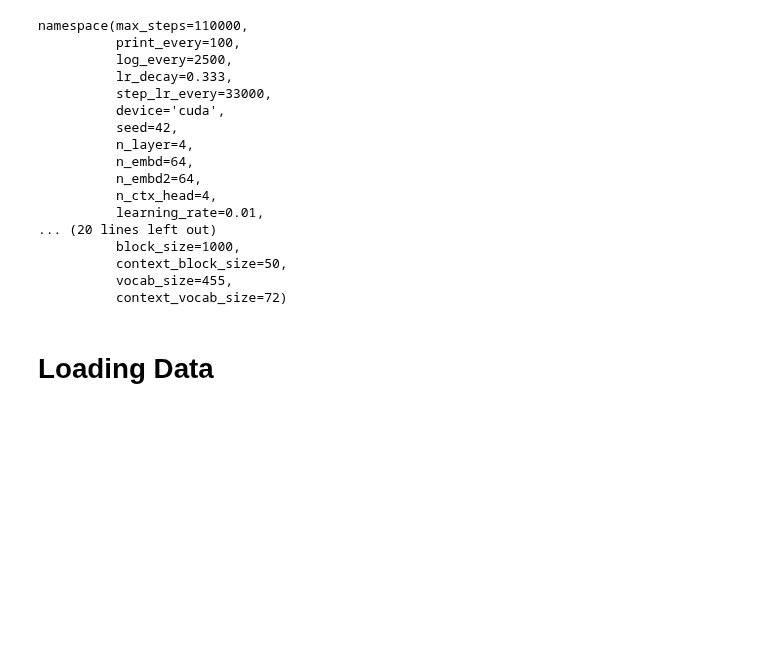
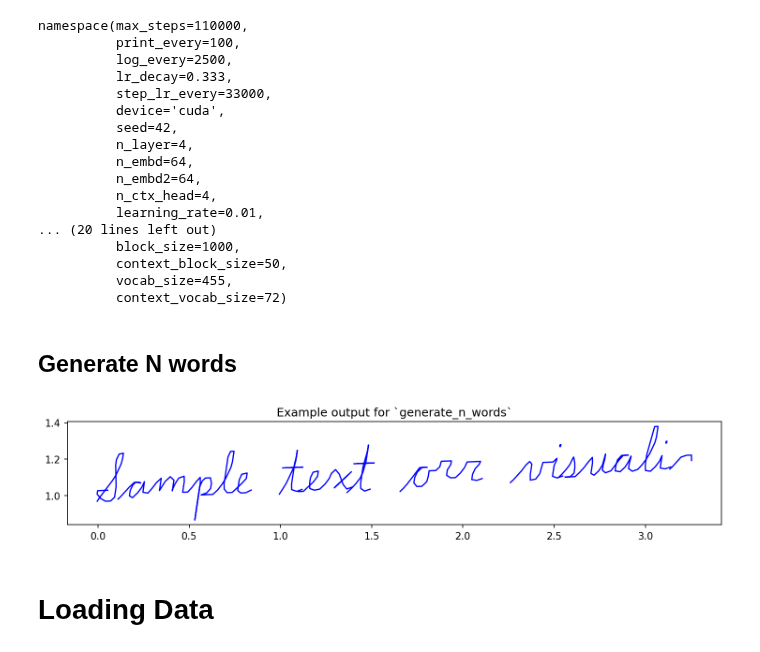
Before and after one commit to greydanus/cursivetransformer, a Jupyter notebook: cursivetransformer_dictionary_learning.ipynb, the cells around one changed output. Drawn from its saved outputs; the diff is of its cells as text; code cells hidden in the pictures; blank space fills up the shorter version.

```diff
--- a/cursivetransformer_dictionary_learning.ipynb
+++ b/cursivetransformer_dictionary_learning.ipynb
@@ -462,6 +534,13 @@ namespace(max_steps=110000,
 model_device = 'cuda'
 model = model.to(model_device)
 model = model.eval()  # Set model to evaluation mode
+# %% [markdown]
+## Generate N words
+# %%
+point_samp = generate_n_words(model, test_dataset, "Sample text for visualization", model_device='cuda', n_words = 4)
+_ = plot_strokes(point_samp, "Example output for `generate_n_words`")
+# %% [output]
+[figure, added]
 # %% [markdown]
 # Loading Data
 # %%
```
Also changed, not shown: parts of 10 cells of this notebook.
